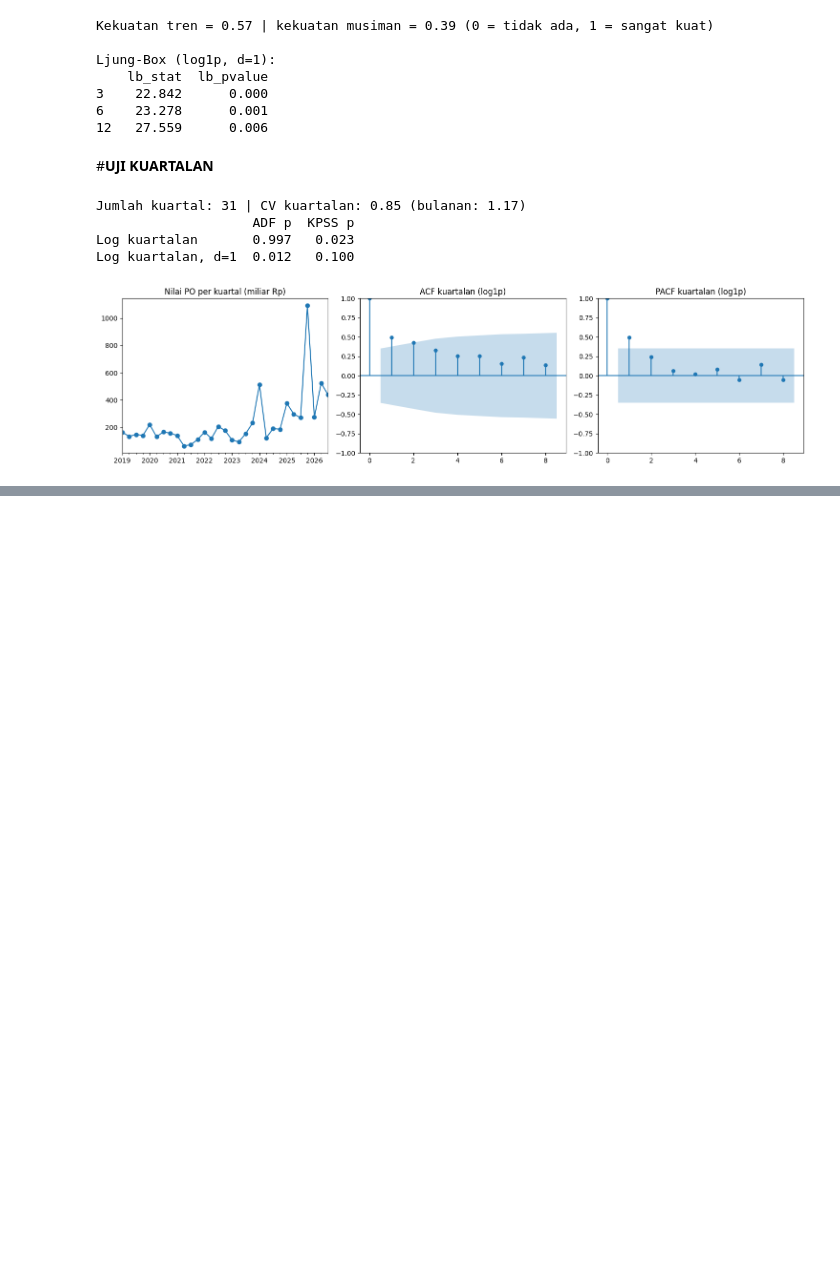
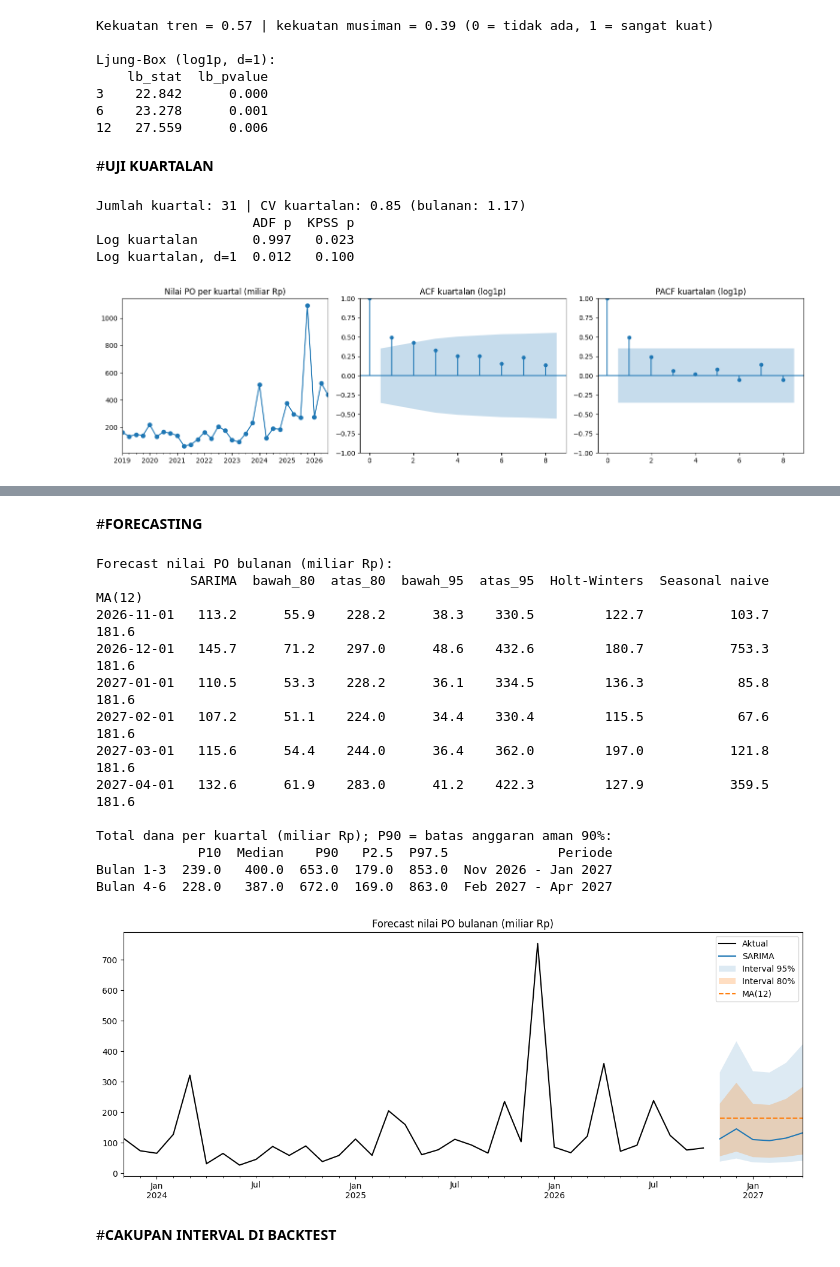
Before and after one commit to solon301-vamp/Time-Series-Analysis, a Jupyter notebook: notebook/24083010100_Analisis_Deret_Waktu_SARIMA.ipynb, the cells around one changed output, grey strips where cells are left out. Drawn from its saved outputs; the diff is of its cells as text; code cells hidden in the pictures; blank space fills up the shorter version.

```diff
--- a/notebook/24083010100_Analisis_Deret_Waktu_SARIMA.ipynb
+++ b/notebook/24083010100_Analisis_Deret_Waktu_SARIMA.ipynb
@@ -395,0 +614,58 @@ Log kuartalan, d=1  0.012   0.100
+# %% [markdown]
+#**FORECASTING**
+# %%
+fc = akhir.get_forecast(FORECAST_H)
+bulan_fc = pd.date_range(nilai_miliar.index[-1] + pd.offsets.MonthBegin(1), periods=FORECAST_H, freq="MS")
+
+hasil_fc = pd.DataFrame({"SARIMA": np.expm1(fc.predicted_mean.values)}, index=bulan_fc)
+for alfa, tag in [(0.20, "80"), (0.05, "95")]:
+    ci = np.expm1(fc.conf_int(alpha=alfa).values)
+    hasil_fc[f"bawah_{tag}"], hasil_fc[f"atas_{tag}"] = ci[:, 0], ci[:, 1]
+for nama, fn in [("Holt-Winters", lambda: f_holt_winters(nilai_miliar, FORECAST_H, WINSOR_Q)),
+                 ("Seasonal naive", lambda: f_seasonal_naive(nilai_miliar, FORECAST_H)),
+                 ("MA(12)", lambda: f_ma12(nilai_miliar, FORECAST_H))]:
+    hasil_fc[nama] = fn()
+print("Forecast nilai PO bulanan (miliar Rp):")
+print(hasil_fc.round(1).to_string())
+
+# Total per kuartal: simulasi lintasan (jumlah batas interval bulanan tidak valid sebagai interval total)
+np.random.seed(42)                                   # agar hasil simulasi dapat diulang
+sim = np.expm1(np.asarray(akhir.simulate(FORECAST_H, repetitions=3000, anchor="end")
+                          ).reshape(FORECAST_H, -1)).clip(min=0)
+kuartal_fc = pd.DataFrame({
+    f"Bulan {i * 3 + 1}-{i * 3 + 3}": np.percentile(sim[i * 3:i * 3 + 3].sum(0), [10, 50, 90, 2.5, 97.5])
+    for i in range(FORECAST_H // 3)},
+    index=["P10", "Median", "P90", "P2.5", "P97.5"]).T
+kuartal_fc["Periode"] = [f"{bulan_fc[i * 3]:%b %Y} - {bulan_fc[i * 3 + 2]:%b %Y}" for i in range(FORECAST_H // 3)]
+print("\nTotal dana per kuartal (miliar Rp); P90 = batas anggaran aman 90%:")
+print(kuartal_fc.round(0).to_string())
+
+fig, ax = plt.subplots(figsize=(12, 5))
+nilai_miliar.iloc[-36:].plot(ax=ax, color="black", label="Aktual")
+hasil_fc["SARIMA"].plot(ax=ax, color="tab:blue", label="SARIMA")
+ax.fill_between(hasil_fc.index, hasil_fc["bawah_95"], hasil_fc["atas_95"], alpha=.15, label="Interval 95%")
+ax.fill_between(hasil_fc.index, hasil_fc["bawah_80"], hasil_fc["atas_80"], alpha=.25, label="Interval 80%")
+hasil_fc["MA(12)"].plot(ax=ax, ls="--", color="tab:orange", label="MA(12)")
+ax.set_title("Forecast nilai PO bulanan (miliar Rp)"); ax.legend()
+plt.tight_layout()
+plt.show()
+
+hasil_fc.round(2).to_csv("forecast_bulanan.csv")
+metrik.to_csv("hasil_backtest.csv")
+# %% [output]
+Forecast nilai PO bulanan (miliar Rp):
+            SARIMA  bawah_80  atas_80  bawah_95  atas_95  Holt-Winters  Seasonal naive  MA(12)
+2026-11-01   113.2      55.9    228.2      38.3    330.5         122.7           103.7   181.6
+2026-12-01   145.7      71.2    297.0      48.6    432.6         180.7           753.3   181.6
+2027-01-01   110.5      53.3    228.2      36.1    334.5         136.3            85.8   181.6
+2027-02-01   107.2      51.1    224.0      34.4    330.4         115.5            67.6   181.6
+2027-03-01   115.6      54.4    244.0      36.4    362.0         197.0           121.8   181.6
+2027-04-01   132.6      61.9    283.0      41.2    422.3         127.9           359.5   181.6
+
+Total dana per kuartal (miliar Rp); P90 = batas anggaran aman 90%:
+             P10  Median    P90   P2.5  P97.5              Periode
+Bulan 1-3  239.0   400.0  653.0  179.0  853.0  Nov 2026 - Jan 2027
+Bulan 4-6  228.0   387.0  672.0  169.0  863.0  Feb 2027 - Apr 2027
+[figure, added]
+# %% [markdown]
+#**CAKUPAN INTERVAL DI BACKTEST**
```
Also changed, not shown: parts of 14 cells of this notebook.
